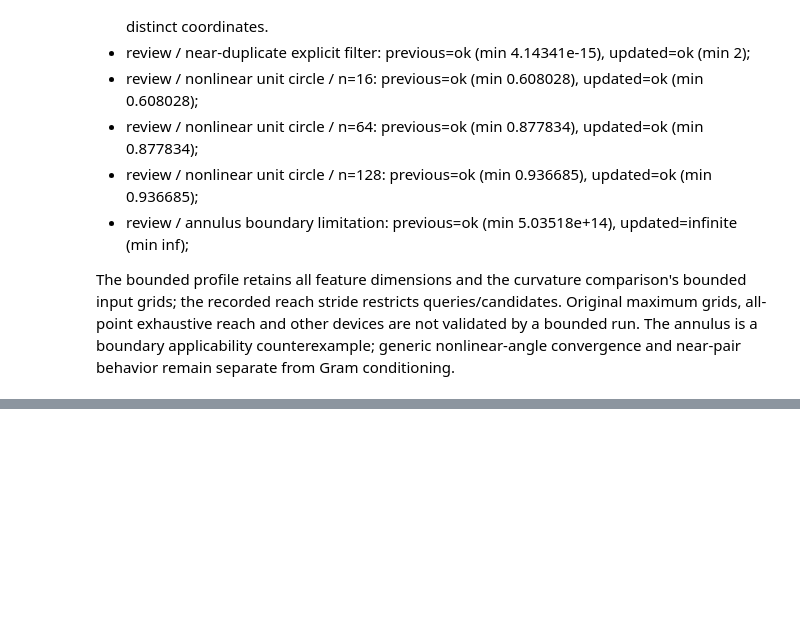
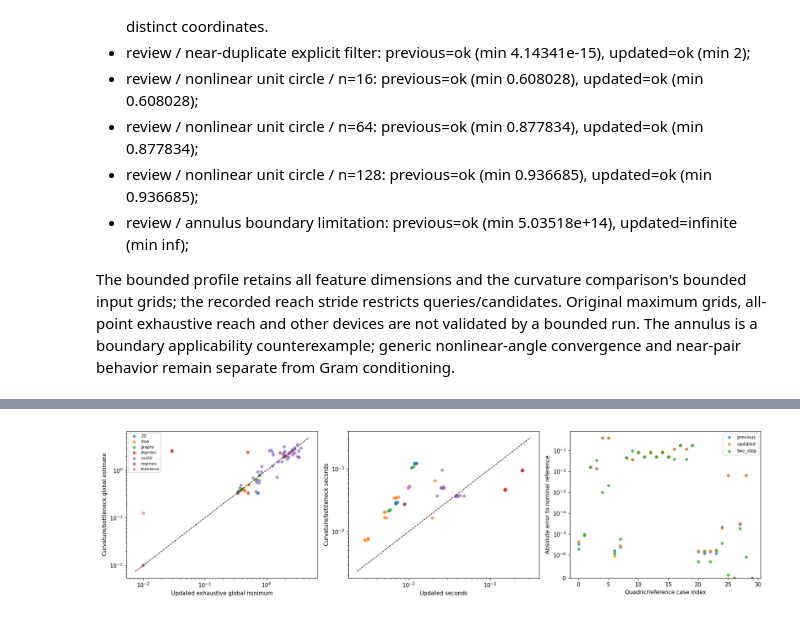
Before and after one commit to koulakis/manifold-microscope, a Jupyter notebook: notebooks/datasets_and_measures/reach_review_before_after.ipynb, the cells around one changed output, grey strips where cells are left out. Drawn from its saved outputs; the diff is of its cells as text; code cells hidden in the pictures; blank space fills up the shorter version.

```diff
--- a/notebooks/datasets_and_measures/reach_review_before_after.ipynb
+++ b/notebooks/datasets_and_measures/reach_review_before_after.ipynb
@@ -1479,0 +1846,88 @@ The bounded profile retains all feature dimensions and the curvature comparison'
+# %%
+three_report = pd.DataFrame(two_step_results)
+display(three_report[["family", "case", "shape", "sampled_points", "analytic_global_reach",
+    "previous_reach", "updated_reach", "two_step_reach", "curvature_radius", "bottleneck_radius",
+    "attaining_component", "previous_seconds", "updated_seconds", "two_step_seconds"]])
+
+fig, axes = plt.subplots(1, 3, figsize=(17, 4.5))
+for family, group in three_report.groupby("family", sort=False):
+    valid = group[(group.updated_status == "ok") & (group.two_step_status == "ok")]
+    axes[0].scatter(valid.updated_reach, valid.two_step_reach, label=family, s=22, alpha=.65)
+    axes[1].scatter(valid.updated_seconds, valid.two_step_seconds, label=family, s=22, alpha=.65)
+for ax in axes[:2]:
+    ax.set_xscale("log"); ax.set_yscale("log")
+    lower, upper = ax.get_xlim()
+    ax.plot([lower, upper], [lower, upper], "k--", lw=1)
+axes[0].set(xlabel="Updated exhaustive global minimum", ylabel="Curvature/bottleneck global estimate")
+axes[1].set(xlabel="Updated seconds", ylabel="Curvature/bottleneck seconds")
+truth = three_report[three_report.family.isin(["2D", "slow", "regimes"]) & three_report.analytic_global_reach.notna()]
+for version in ["previous", "updated", "two_step"]:
+    axes[2].scatter(np.arange(len(truth)), truth[version+"_absolute_error"], label=version, s=20, alpha=.7)
+axes[2].set(xlabel="Quadric/reference case index", ylabel="Absolute error to nominal reference")
+axes[2].set_yscale("symlog", linthresh=1e-6)
+axes[2].set_ylim(bottom=0)
+axes[0].legend(fontsize=7); axes[2].legend(fontsize=8)
+fig.tight_layout()
+fig.savefig(TWO_STEP_OUTPUT / "three_method_comparison.png", dpi=150)
+plt.show()
+
+def three_method_markdown(rows, meta):
+    ordinary = [r for r in rows if r["family"] not in ("regimes", "tolerance")]
+    lines = ["## Recorded curvature/bottleneck comparison", "",
+        f"Run `{meta['run_id']}`; device `{meta['device_name']}`; dtype `{meta['dtype']}`; "
+        f"{len(ordinary)} ordinary datasets and {len(rows)-len(ordinary)} regime/tolerance probes. "
+        f"Synchronized medians of {meta['repeats']} repeats after one warmup. "
+        "All methods use matched cropped/subsampled centers; images retain 4096 features.", "",
+        "| Method | Ordinary errors | Median seconds | Total median seconds | Max CUDA peak MiB |",
+        "| --- | ---: | ---: | ---: | ---: |"]
+    for version in ["previous", "updated", "two_step"]:
+        times = [r[version+"_seconds"] for r in ordinary if version+"_seconds" in r]
+        peaks = [r[version+"_cuda_peak_bytes"] for r in ordinary if r.get(version+"_cuda_peak_bytes") is not None]
+        lines.append(f"| {version} | {sum(r[version+'_status']=='error' for r in ordinary)} | "
+            f"{median(times):.6g} | {sum(times):.6g} | {max(peaks)/2**20 if peaks else float('nan'):.4g} |")
+    matched = [r for r in ordinary if r.get("updated_over_two_step_seconds") is not None]
+    if matched:
+        lines += ["", f"Median updated/two-step time ratio: **{median(r['updated_over_two_step_seconds'] for r in matched):.4g}** "
+            "(above one means two-step is faster). The pair search remains quadratic; the extra second derivatives "
+            "and curvature optimization can cost more on small sampled grids."]
+        differences = sorted(matched, key=lambda r: abs(r["two_step_reach"]/r["updated_reach"]-1), reverse=True)
+        lines += ["", "Largest disagreements with the exhaustive estimate (these are **not true-reach errors**):", "",
+            "| Dataset | Grid | Updated | Two-step | Two-step / updated | Accepted bottleneck |",
+            "| --- | --- | ---: | ---: | ---: | --- |"]
+        for r in differences[:3]:
+            lines.append(f"| {r['family']} / {r['case']} | {r['shape']} | {r['updated_reach']:.6g} | "
+                f"{r['two_step_reach']:.6g} | {r['two_step_reach']/r['updated_reach']:.5g} | "
+                f"{'yes' if np.isfinite(r['bottleneck_radius']) else 'no'} |")
+        lines += ["", "Coarse sampled grids, finite-difference tangents, near symmetries and an angular filter can "
+            "produce large differences. An infinite bottleneck component only records that no chord passed this "
+            "filter. The decomposition is an experimental alternative requiring convergence checks, rather than "
+            "a validated replacement for exhaustive reach on these images."]
+    lines += ["", "| Reference family | Method | Cases | Mean absolute error | Max absolute error |",
+        "| --- | --- | ---: | ---: | ---: |"]
+    for family in ["2D", "slow", "regimes"]:
+        for version in ["previous", "updated", "two_step"]:
+            errors = [r[version+"_absolute_error"] for r in rows if r["family"] == family and version+"_absolute_error" in r]
+            if errors:
+                lines.append(f"| {family} | {version} | {len(errors)} | {np.mean(errors):.5g} | {max(errors):.5g} |")
+    lines += ["", "Quadric references concern the complete ideal manifold, while these charts are truncated. "
+        "The folded curve reference is an explicit double-normal obstruction. Graph/image differences are "
+        "disagreement, not accuracy against known truth. Approximation errors from derivatives, direction "
+        "optimization, sample selection and angular filtering are independent.", "",
+        "| Probe | Samples | Pairwise updated | Two-step | Curvature radius | Bottleneck radius |",
+        "| --- | ---: | ---: | ---: | ---: | ---: |"]
+    for r in rows:
+        if r["family"] in ("regimes", "tolerance") and r["two_step_status"] == "ok":
+            lines.append(f"| {r['case']} | {r['sampled_points']} | {r.get('updated_reach', float('nan')):.6g} | "
+                f"{r['two_step_reach']:.6g} | {r['curvature_radius']:.6g} | {r['bottleneck_radius']:.6g} |")
+    failures = [f"{r['family']} / {r['case']} / {v}: {r[v+'_error']}" for r in rows
+                for v in ["previous", "updated", "two_step"] if r[v+"_status"] == "error"]
+    if failures:
+        lines += ["", "Observed errors:", "", *["- "+s for s in failures]]
+    lines += ["", f"Artifacts: `{meta['output_dir']}`. Environment, source snapshots/patch, input hashes, "
+        "component values/witnesses, per-case arrays, timings and convergence data are retained there."]
+    return "\n".join(lines)
+
+three_generated_markdown = three_method_markdown(two_step_results, two_step_metadata)
+(TWO_STEP_OUTPUT / "run-report.md").write_text(three_generated_markdown+"\n")
+print(three_generated_markdown)
+# %% [output]
@@ -1479,0 +1947 @@ The bounded profile retains all feature dimensions and the curvature comparison'
+[figure, added]
```
Also changed, not shown: parts of 14 cells of this notebook, 6 other files.
